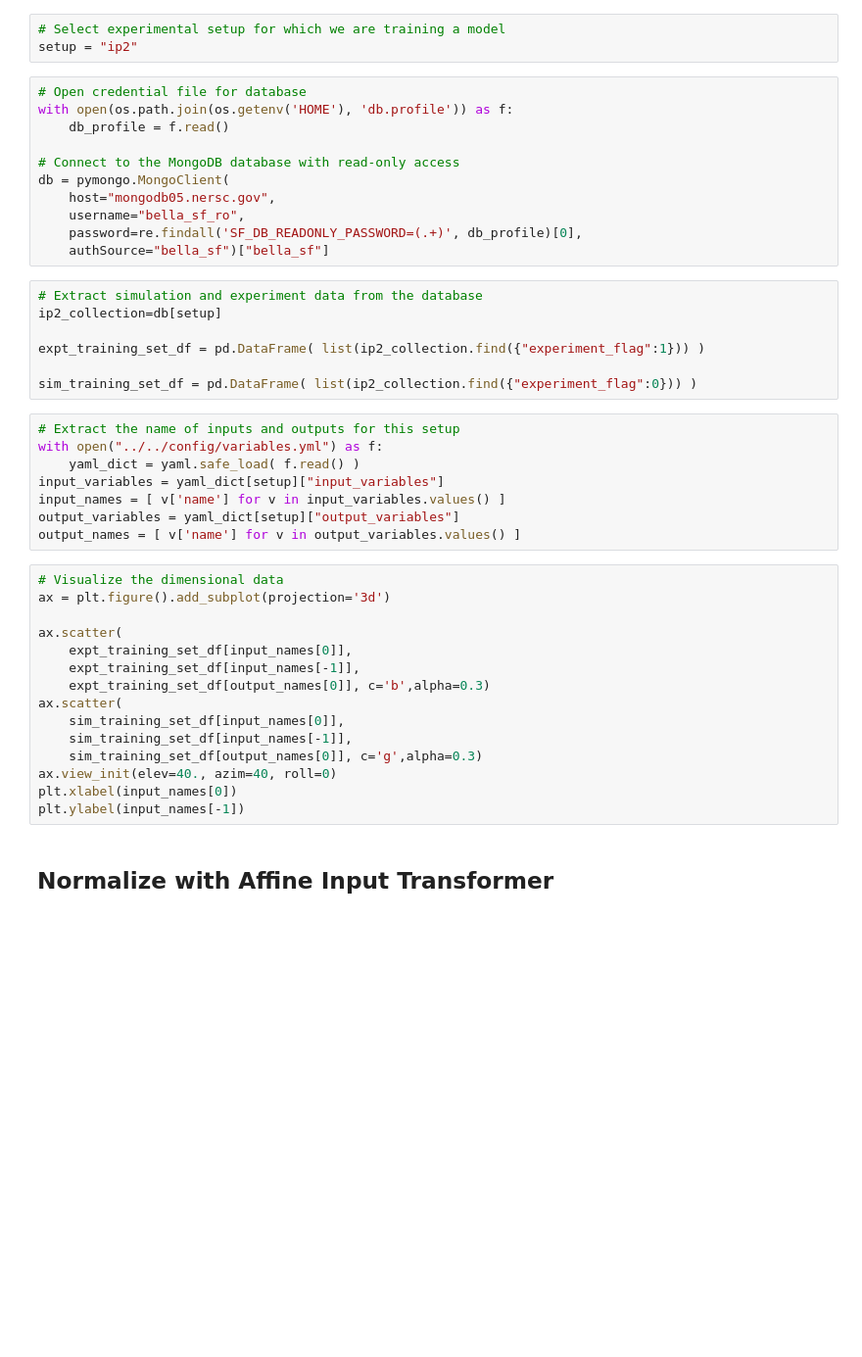
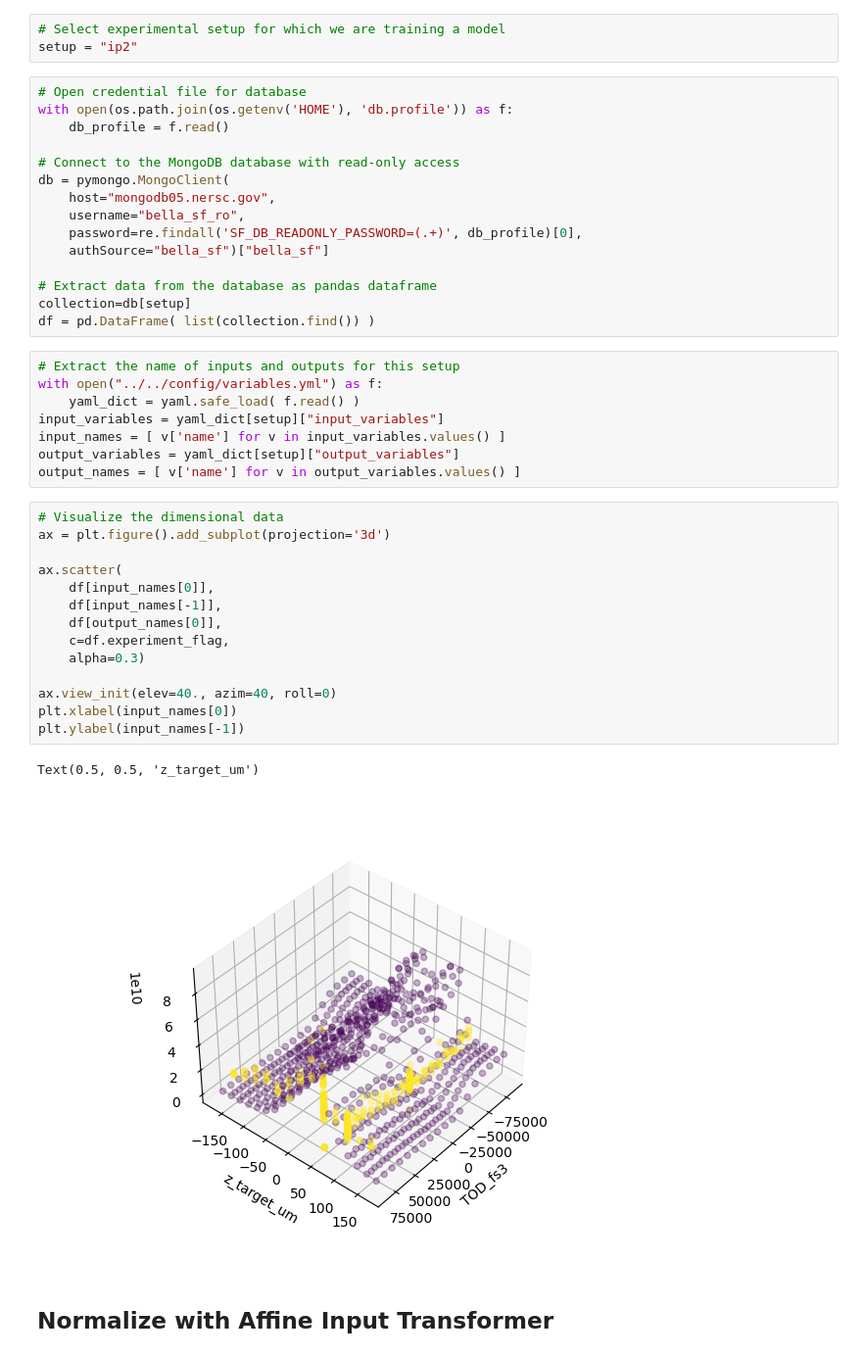
Before and after one commit to BLAST-AI-ML/synapse, a Jupyter notebook: ml/NN_training/mongo_NN.ipynb, the cells around one changed output. Shown at 98% size. Drawn from its saved outputs; the diff is of its cells as text; blank space fills up the shorter version.

```diff
--- a/ml/NN_training/mongo_NN.ipynb
+++ b/ml/NN_training/mongo_NN.ipynb
@@ -30,13 +30,10 @@ db = pymongo.MongoClient(
     username="bella_sf_ro",
     password=re.findall('SF_DB_READONLY_PASSWORD=(.+)', db_profile)[0],
     authSource="bella_sf")["bella_sf"]
+
+# Extract data from the database as pandas dataframe
+collection=db[setup]
+df = pd.DataFrame( list(collection.find()) )
-# %%
-# Extract simulation and experiment data from the database
-ip2_collection=db[setup]
-
-expt_training_set_df = pd.DataFrame( list(ip2_collection.find({"experiment_flag":1})) )
-
-sim_training_set_df = pd.DataFrame( list(ip2_collection.find({"experiment_flag":0})) )
 # %%
 # Extract the name of inputs and outputs for this setup
 with open("../../config/variables.yml") as f:
@@ -48,18 +45,20 @@ output_names = [ v['name'] for v in output_variables.values() ]
 # %%
 # Visualize the dimensional data
 ax = plt.figure().add_subplot(projection='3d')
 
 ax.scatter(
-    expt_training_set_df[input_names[0]],
-    expt_training_set_df[input_names[-1]],
-    expt_training_set_df[output_names[0]], c='b',alpha=0.3)
-ax.scatter(
-    sim_training_set_df[input_names[0]],
-    sim_training_set_df[input_names[-1]],
-    sim_training_set_df[output_names[0]], c='g',alpha=0.3)
+    df[input_names[0]],
+    df[input_names[-1]],
+    df[output_names[0]],
+    c=df.experiment_flag,
+    alpha=0.3)
+
 ax.view_init(elev=40., azim=40, roll=0)
 plt.xlabel(input_names[0])
 plt.ylabel(input_names[-1])
+# %% [output]
+Text(0.5, 0.5, 'z_target_um')
+[figure, added]
 # %% [markdown]
 <h2> Normalize with Affine Input Transformer
 # %%
```
Also changed, not shown: parts of 9 cells of this notebook.
